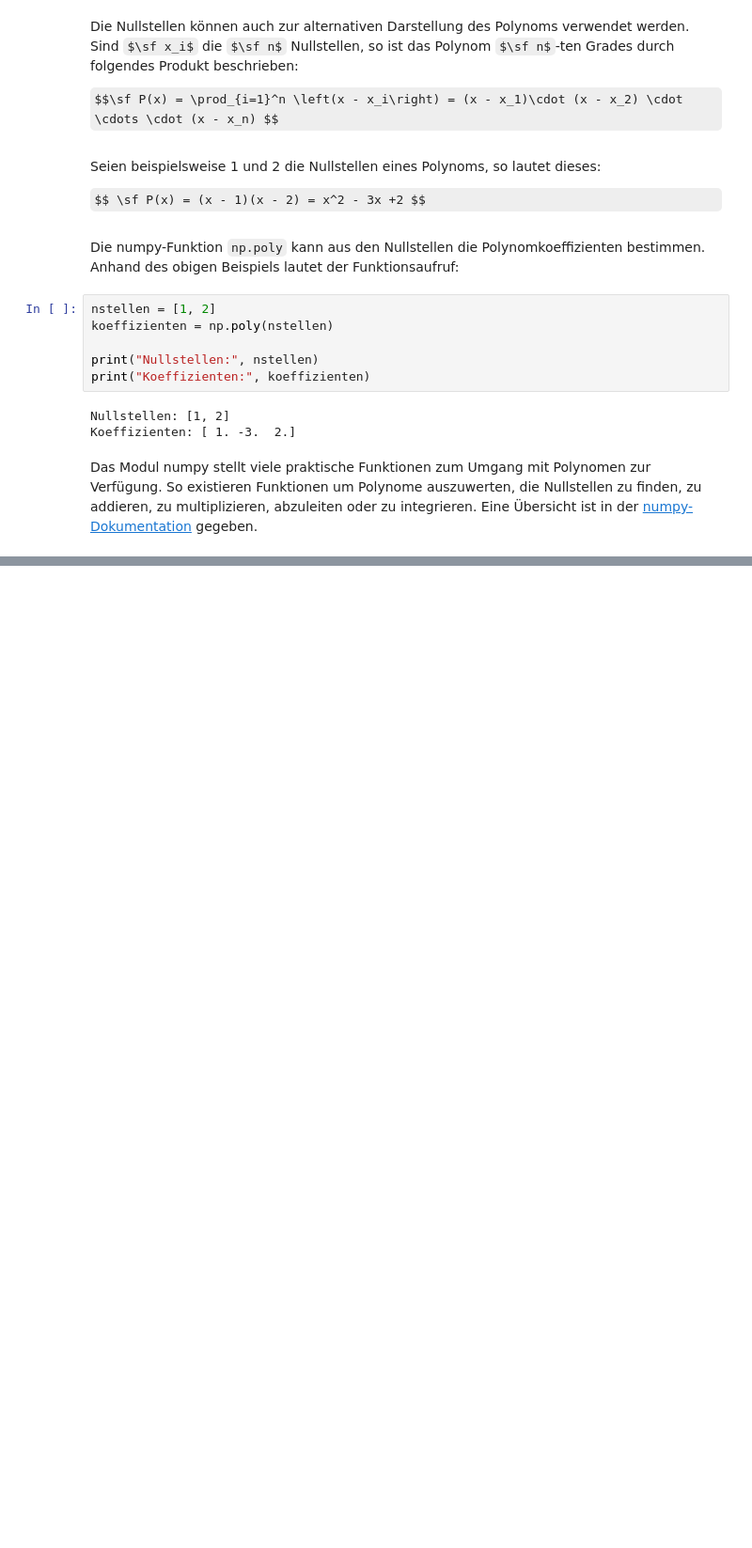
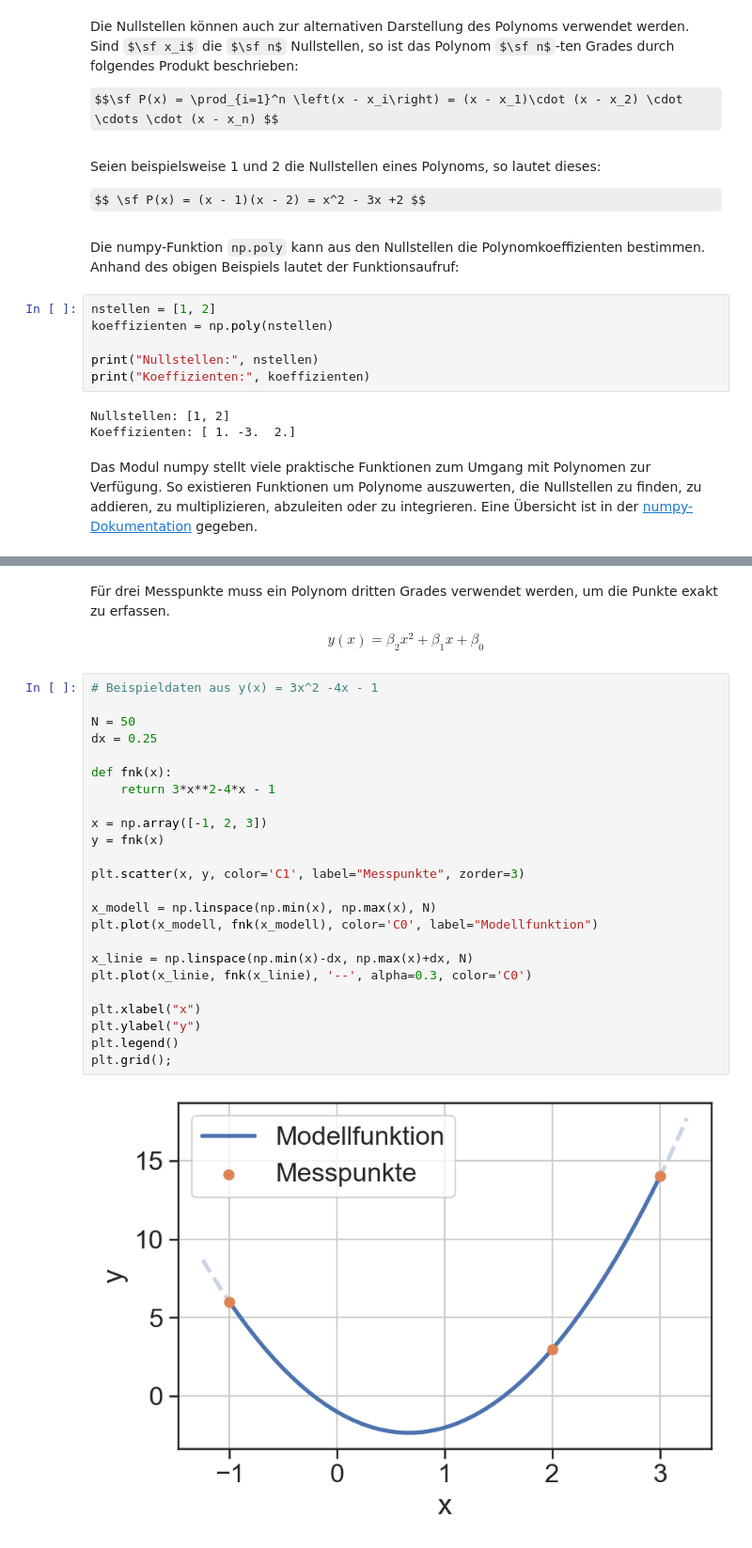
Before and after one commit to lu-kas/Vorlesung_Ingenieurinformatik, a Jupyter notebook: Content/Script/03_datenanalyse/0331_interpolation.ipynb, the cells around one changed output, grey strips where cells are left out. Shown at 94% size. Saved outputs shown, nothing was run; the diff lists cells and outputs as text; some formulas as TeX source; blank space fills up the shorter version.

```diff
--- a/Content/Script/03_datenanalyse/0331_interpolation.ipynb
+++ b/Content/Script/03_datenanalyse/0331_interpolation.ipynb
@@ -118,0 +156,30 @@ Das Modul numpy stellt viele praktische Funktionen zum Umgang mit Polynomen zur
+# %% [markdown]
+Für drei Messpunkte muss ein Polynom dritten Grades verwendet werden, um die Punkte exakt zu erfassen.
+
+$$y(x) = \beta_2 x^2 + \beta_1 x + \beta_0$$
+# %%
+# Beispieldaten aus y(x) = 3x^2 -4x - 1
+
+N = 50
+dx = 0.25
+
+def fnk(x):
+    return 3*x**2-4*x - 1
+
+x = np.array([-1, 2, 3])
+y = fnk(x)
+
+plt.scatter(x, y, color='C1', label="Messpunkte", zorder=3)
+
+x_modell = np.linspace(np.min(x), np.max(x), N)
+plt.plot(x_modell, fnk(x_modell), color='C0', label="Modellfunktion")
+
+x_linie = np.linspace(np.min(x)-dx, np.max(x)+dx, N)
+plt.plot(x_linie, fnk(x_linie), '--', alpha=0.3, color='C0')
+
+plt.xlabel("x")
+plt.ylabel("y")
+plt.legend()
+plt.grid();
+# %% [output]
+[figure, added]
```
Also changed, not shown: parts of 5 cells of this notebook.
